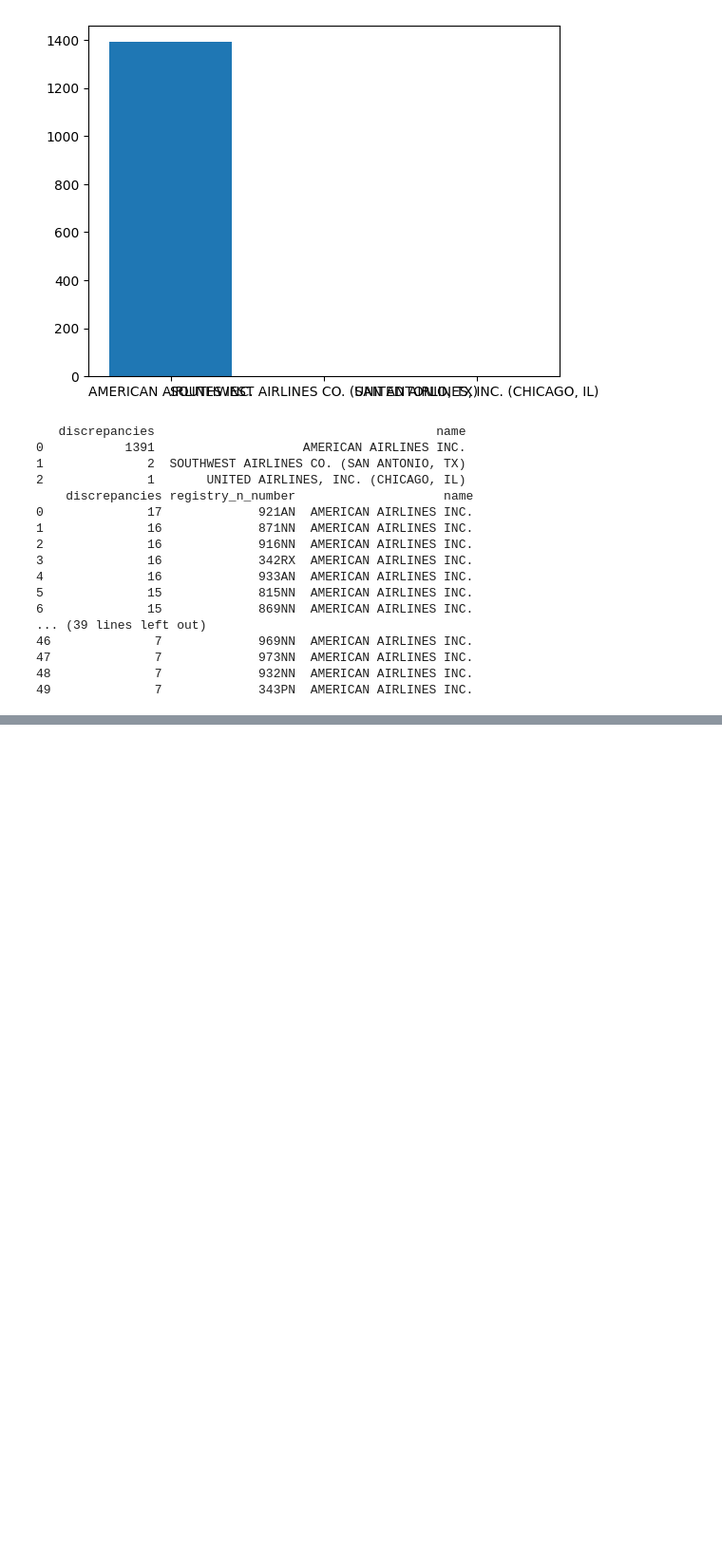
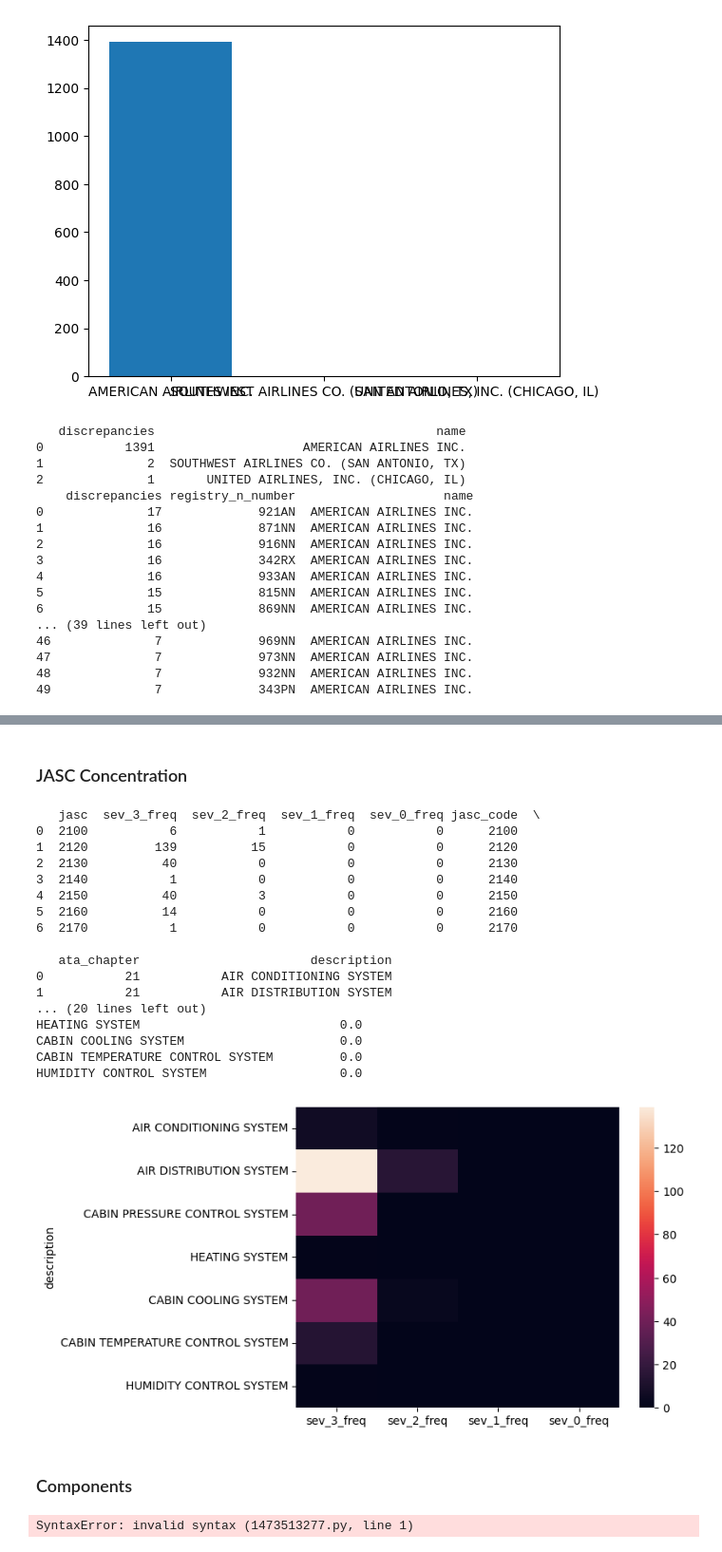
Before and after one commit to NorthrupRobert/737-800_SDR_Reliability_Analysis, a Jupyter notebook: _data_design_and_exploration/06_explore_aa.ipynb, the cells around one changed output, grey strips where cells are left out. Shown at 95% size. Drawn from its saved outputs; the diff is of its cells as text; code cells hidden in the pictures; blank space fills up the shorter version.

```diff
--- a/_data_design_and_exploration/06_explore_aa.ipynb
+++ b/_data_design_and_exploration/06_explore_aa.ipynb
@@ -1228,0 +1424,61 @@ print(df_aog_events_aircraft)
+# %% [markdown]
+### JASC Concentration
+# %%
+my_df = interface.q_to_df("""
+                        WITH subsystem_table AS (
+                          SELECT CONCAT(LEFT(s.jasc_code::varchar, 3), '0') AS jasc,
+                                SUM(CASE WHEN s.severity = 3 THEN 1 ELSE 0 END) AS sev_3_freq,
+                                SUM(CASE WHEN s.severity = 2 THEN 1 ELSE 0 END) AS sev_2_freq,
+                                SUM(CASE WHEN s.severity = 1 THEN 1 ELSE 0 END) AS sev_1_freq,
+                                SUM(CASE WHEN s.severity = 0 THEN 1 ELSE 0 END) AS sev_0_freq
+                          FROM sdr_event_aa AS s
+                          INNER JOIN jasc_code AS j
+                                ON j.jasc_code = s.jasc_code
+                          WHERE j.ata_chapter = 21
+                          GROUP BY jasc
+                          ORDER BY sev_3_freq DESC
+                          )
+
+                        SELECT *
+                        FROM subsystem_table AS t
+                        INNER JOIN jasc_code AS j
+                              ON j.jasc_code = t.jasc;
+                          """)
+print(my_df)
+my_df = my_df.drop(columns=['jasc_code', 'jasc', 'ata_chapter']).set_index('description').astype(float)
+print(my_df)
+
+
+sns.heatmap(my_df)
+plt.show()
+# %% [output]
+   jasc  sev_3_freq  sev_2_freq  sev_1_freq  sev_0_freq jasc_code  \
+0  2100           6           1           0           0      2100
+1  2120         139          15           0           0      2120
+2  2130          40           0           0           0      2130
+3  2140           1           0           0           0      2140
+4  2150          40           3           0           0      2150
+5  2160          14           0           0           0      2160
+6  2170           1           0           0           0      2170
+
+   ata_chapter                       description
+0           21           AIR CONDITIONING SYSTEM
+1           21           AIR DISTRIBUTION SYSTEM
+... (20 lines left out)
+HEATING SYSTEM                           0.0
+CABIN COOLING SYSTEM                     0.0
+CABIN TEMPERATURE CONTROL SYSTEM         0.0
+HUMIDITY CONTROL SYSTEM                  0.0
+[figure, added]
+# %% [markdown]
+### Components
+# %%
+-- Distribution of ac pack failures with parts
+SELECT
+    COUNT(*) AS total_events,
+    COUNT(part_number) AS events_with_part_number,
+    COUNT(*) - COUNT(part_number) AS events_missing_part_number
+FROM sdr_event_aa
+WHERE LEFT(jasc_code, 2) = '21';
+# %% [output]
+SyntaxError: invalid syntax (1473513277.py, line 1)
```
Also changed, not shown: parts of 13 cells of this notebook, 3 other files.
